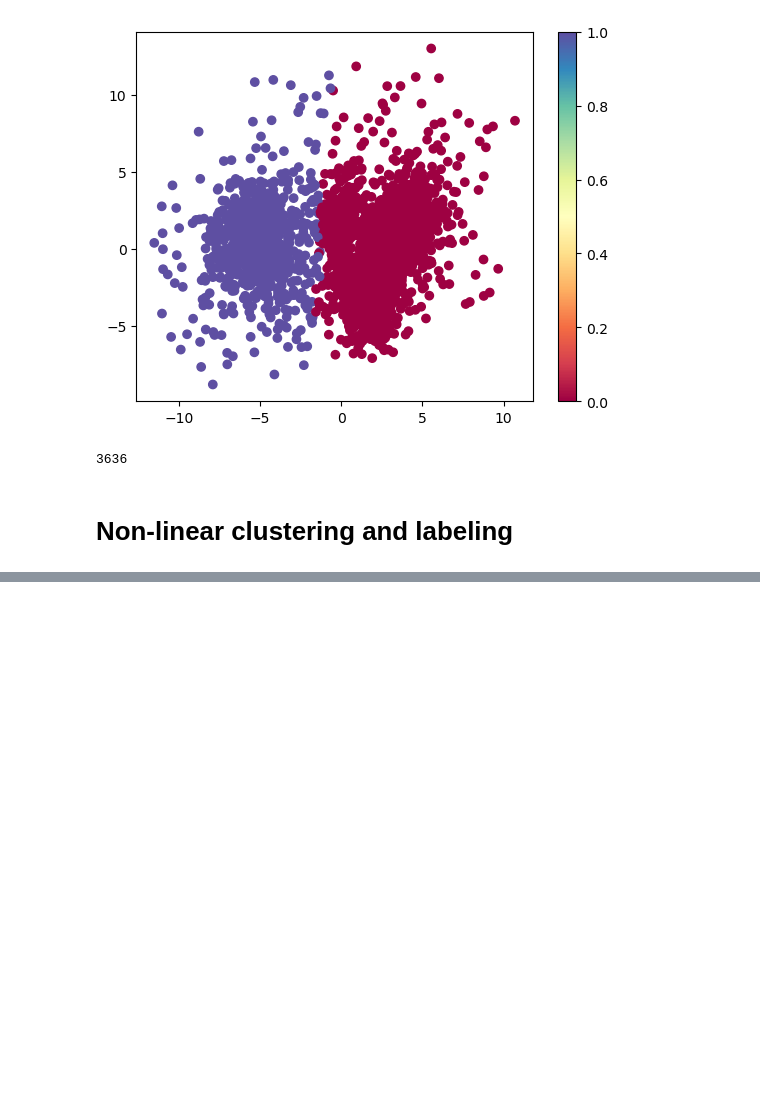
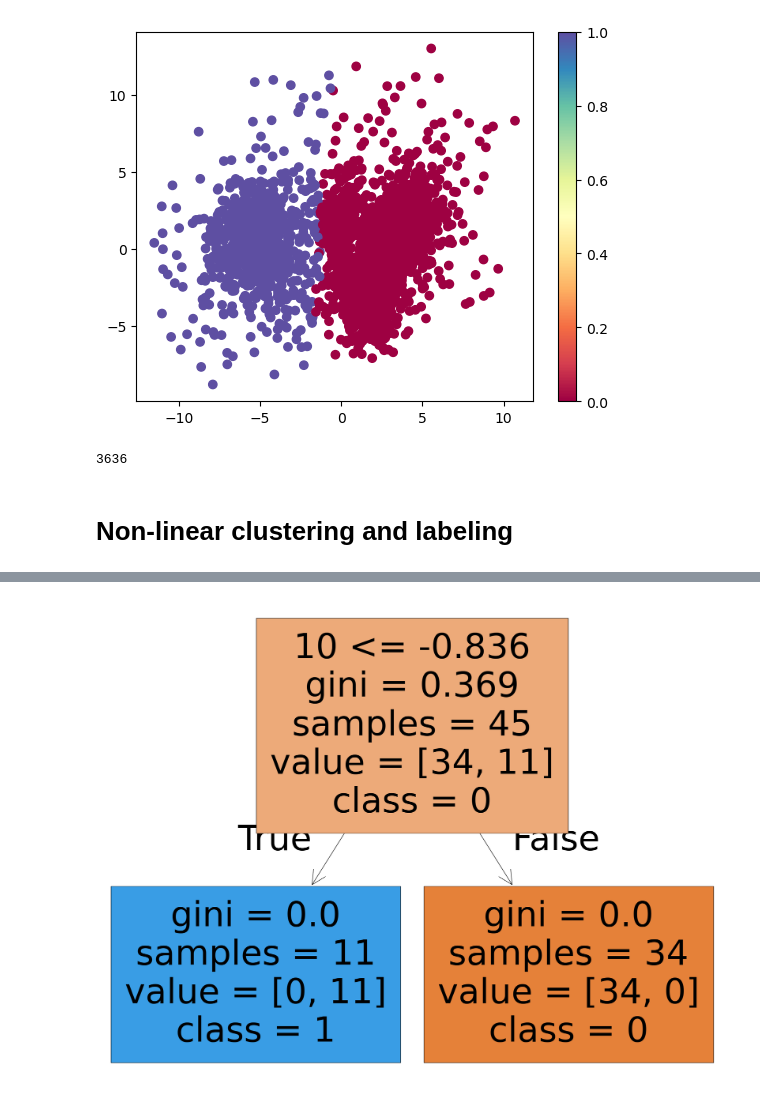
Before and after one commit to menonpg/bioeng2390_ai_in_healthcare, a Jupyter notebook: Week06/Dimensionality Reduction for Time Series Classification.ipynb, the cells around one changed output, grey strips where cells are left out. Drawn from its saved outputs; the diff is of its cells as text; code cells hidden in the pictures; blank space fills up the shorter version.

```diff
--- a/Week06/Dimensionality Reduction for Time Series Classification.ipynb
+++ b/Week06/Dimensionality Reduction for Time Series Classification.ipynb
@@ -222,0 +258,21 @@ plt.scatter(tsne_projections[:,0],tsne_projections[:,1],c=km_labels,cmap='Spectr
+# %%
+from sklearn.model_selection import train_test_split
+from sklearn import tree
+
+# prepare the data
+X=learningFrame.drop(['tsne_labels'],axis=1)
+y=learningFrame['tsne_labels']
+X_train, X_test, y_train, y_test = train_test_split(X, y, test_size=0.1, random_state=42)
+
+# train the model
+clf = tree.DecisionTreeClassifier()
+clf = clf.fit(X_train, y_train)
+
+# test the model
+y_pred = clf.predict(X_test)
+
+from sklearn.metrics import accuracy_score
+accuracy_score(y_test, y_pred)
+
+# Apply this model to the entire dataset
+y_pred_all = clf.predict(spike_data)
@@ -222,0 +325,10 @@ plt.scatter(tsne_projections[:,0],tsne_projections[:,1],c=km_labels,cmap='Spectr
+# %%
+# Visualize the rules of the decision tree
+import matplotlib.pyplot as plt
+fig = plt.figure(figsize=(25,20))
+_ = tree.plot_tree(clf,
+                   feature_names=learningFrame.drop(['tsne_labels'],axis=1).columns,
+                   class_names=['0', '1'],
+                   filled=True)
+# %% [output]
+[figure, added]
```
Also changed, not shown: parts of 8 cells of this notebook, 1 other file.
